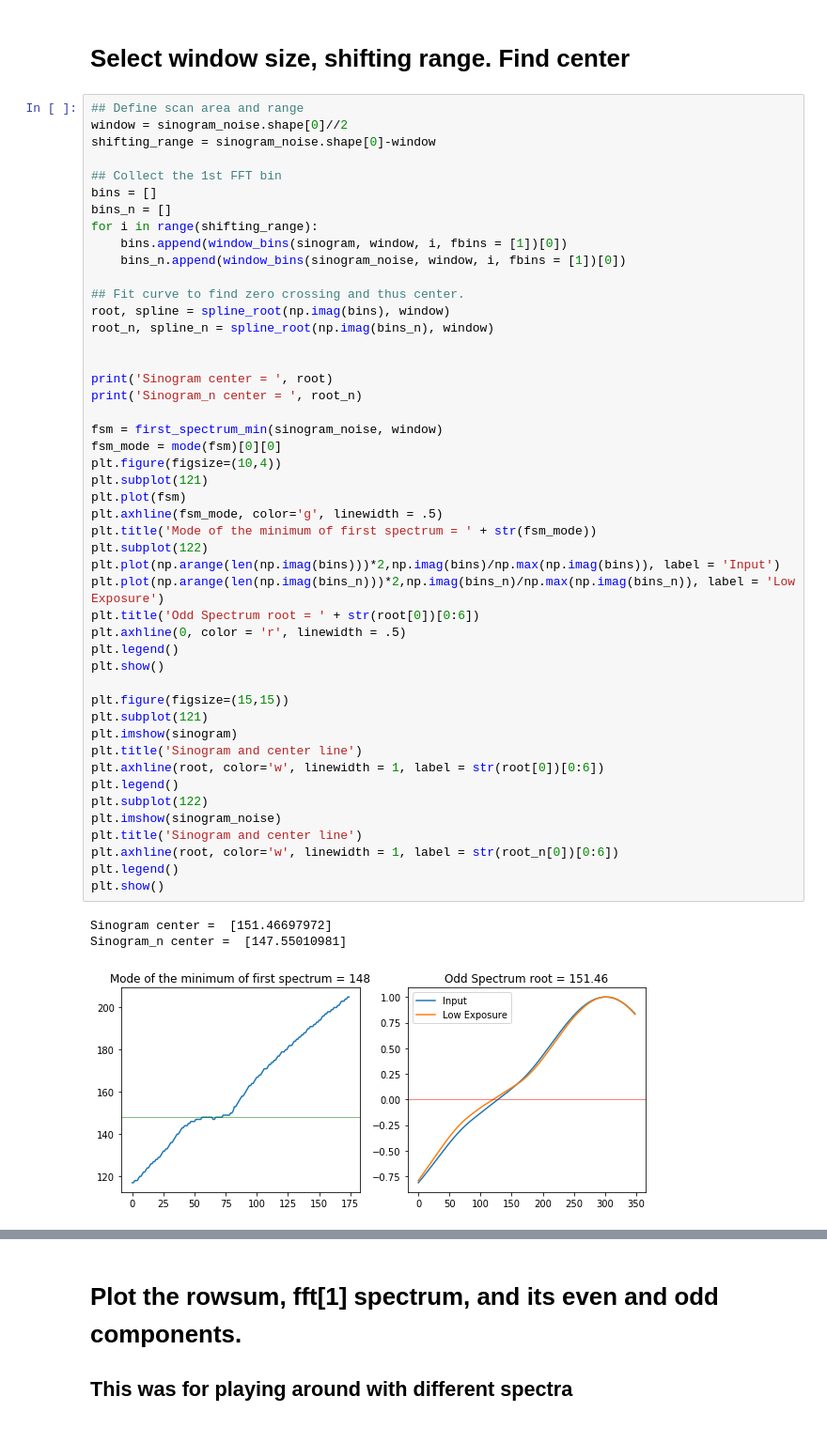
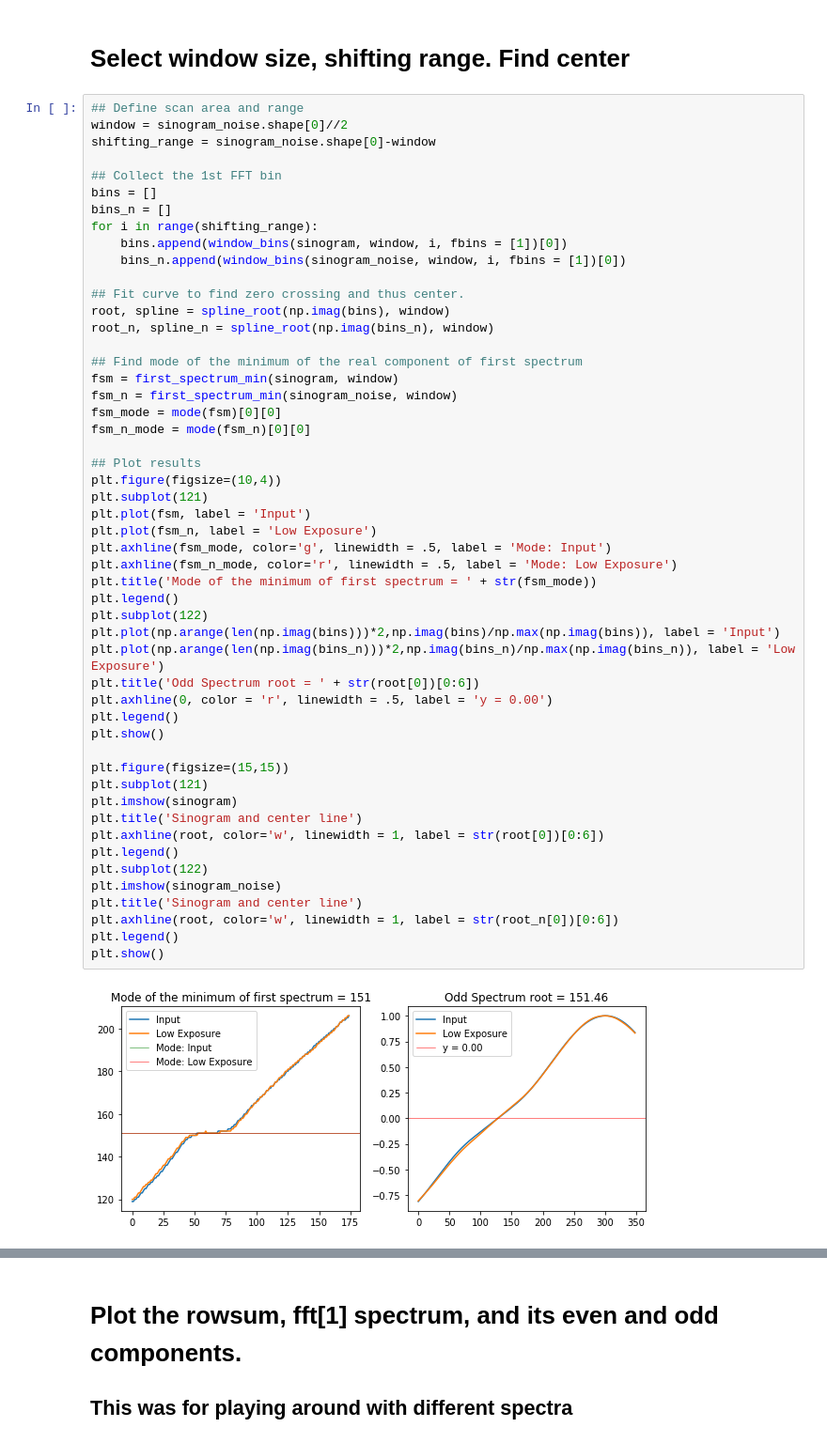
Before and after one commit to everettvacek/rotationCenter, a Jupyter notebook: rotationCenter.ipynb, the cells around one changed output, grey strips where cells are left out. Shown at 94% size. Cells and saved outputs as stored; diff of their text form.

```diff
--- a/rotationCenter.ipynb
+++ b/rotationCenter.ipynb
@@ -72,44 +72,46 @@ for i in range(shifting_range):
     bins_n.append(window_bins(sinogram_noise, window, i, fbins = [1])[0])
 
 ## Fit curve to find zero crossing and thus center.
 root, spline = spline_root(np.imag(bins), window)
 root_n, spline_n = spline_root(np.imag(bins_n), window)
 
+## Find mode of the minimum of the real component of first spectrum
+fsm = first_spectrum_min(sinogram, window)
+fsm_n = first_spectrum_min(sinogram_noise, window)
+fsm_mode = mode(fsm)[0][0]
+fsm_n_mode = mode(fsm_n)[0][0]
 
-print('Sinogram center = ', root)
-print('Sinogram_n center = ', root_n)
-
-fsm = first_spectrum_min(sinogram_noise, window)
-fsm_mode = mode(fsm)[0][0]
+## Plot results
 plt.figure(figsize=(10,4))
 plt.subplot(121)
-plt.plot(fsm)
-plt.axhline(fsm_mode, color='g', linewidth = .5)
+plt.plot(fsm, label = 'Input')
+plt.plot(fsm_n, label = 'Low Exposure')
+plt.axhline(fsm_mode, color='g', linewidth = .5, label = 'Mode: Input')
+plt.axhline(fsm_n_mode, color='r', linewidth = .5, label = 'Mode: Low Exposure')
 plt.title('Mode of the minimum of first spectrum = ' + str(fsm_mode))
+plt.legend()
 plt.subplot(122)
 plt.plot(np.arange(len(np.imag(bins)))*2,np.imag(bins)/np.max(np.imag(bins)), label = 'Input')
 plt.plot(np.arange(len(np.imag(bins_n)))*2,np.imag(bins_n)/np.max(np.imag(bins_n)), label = 'Low Exposure')
 plt.title('Odd Spectrum root = ' + str(root[0])[0:6])
-plt.axhline(0, color = 'r', linewidth = .5)
+plt.axhline(0, color = 'r', linewidth = .5, label = 'y = 0.00')
 plt.legend()
 plt.show()
 
 plt.figure(figsize=(15,15))
 plt.subplot(121)
 plt.imshow(sinogram)
 plt.title('Sinogram and center line')
 plt.axhline(root, color='w', linewidth = 1, label = str(root[0])[0:6])
 plt.legend()
 plt.subplot(122)
 plt.imshow(sinogram_noise)
 plt.title('Sinogram and center line')
 plt.axhline(root, color='w', linewidth = 1, label = str(root_n[0])[0:6])
 plt.legend()
 plt.show()
 # %% [output]
-Sinogram center =  [151.46697972]
-Sinogram_n center =  [147.55010981]
-[figure, old version]
+[figure, new version]
 [figure]
 # %% [markdown]
 # Plot the rowsum, fft[1] spectrum, and its even and odd components.
```
Also changed, not shown: parts of 1 cell of this notebook.
